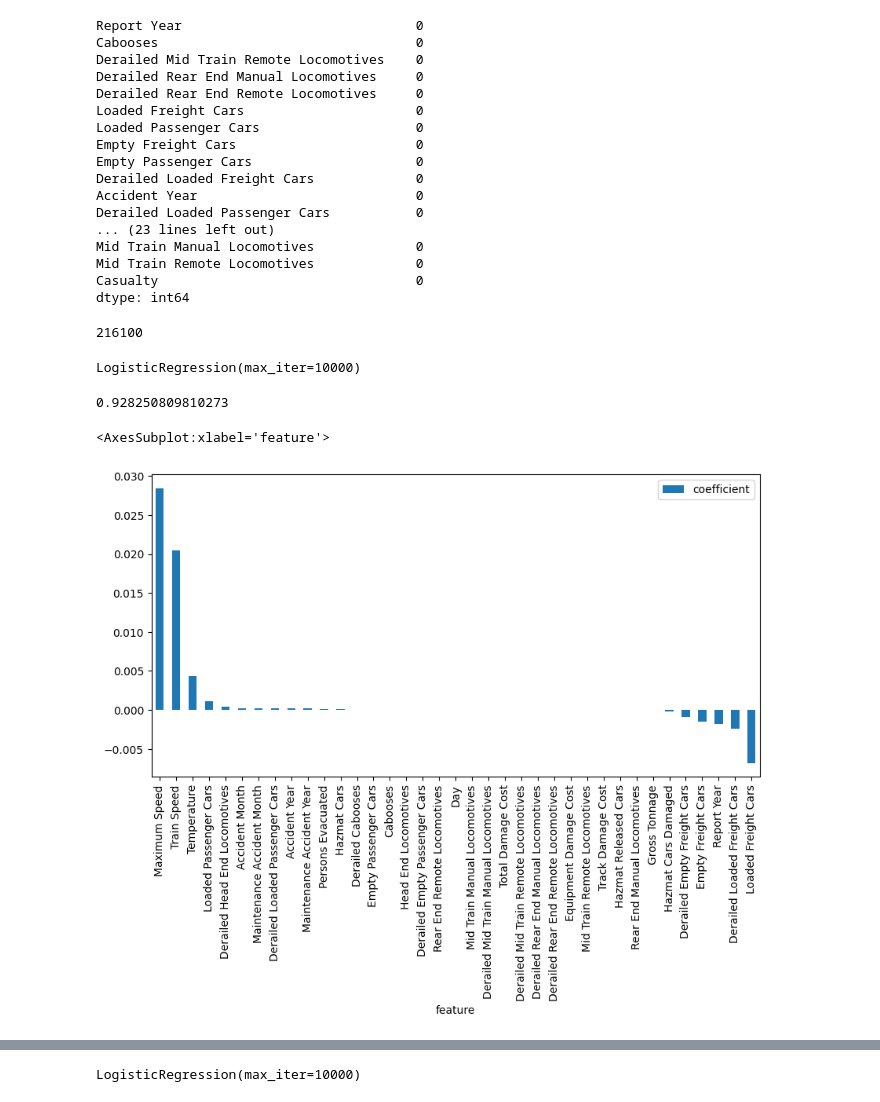
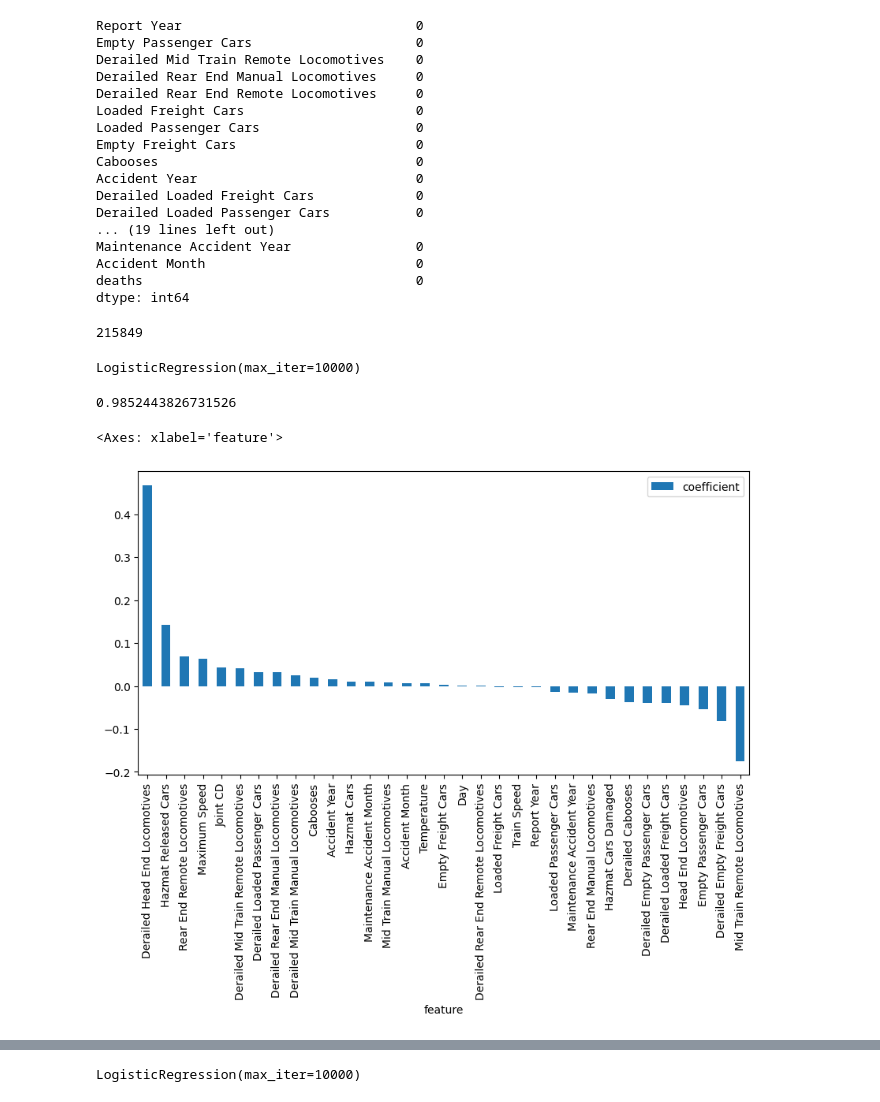
Before and after one commit to ndahlinuvm/Train-Derailment-287Project, a Jupyter notebook: log_reg.ipynb, the cells around one changed output, grey strips where cells are left out. Saved outputs shown, nothing was run; the diff lists cells and outputs as text; code cells hidden in the pictures.

```diff
--- a/log_reg.ipynb
+++ b/log_reg.ipynb
@@ -23,7 +20,7 @@ df.head()
 # Get unqiue values of District
 # df['District'].unique()
 df = df.drop(['District'], axis=1)
-df = df.drop(['Joint CD'], axis=1)
+# df = df.drop(['Joint CD'], axis=1)
 # %%
 # One-hot "Districts"
 # df = pd.get_dummies(df, columns=['District'], drop_first=False, dtype='int64')
@@ -39,20 +36,20 @@ df.head()
 # %%
-# # creating a column with a 1 if there were any deaths in Total Persons Killed, 0 otherwise
-# df['deaths'] = np.where(df['Total Persons Killed'] > 0, 1, 0)
-# # make sure this is an int64 type
-# df['deaths'] = df['deaths'].astype('int64')
-# deaths = df['deaths']
-# # Removing the columns that had deaths
-# df = df.drop(['Railroad Employees Killed', 'Railroad Employees Injured', 'Passengers Killed', 'Passengers Injured', 'Others Killed', 'Others Injured', 'Persons Killed For Reporting Railroad', 'Persons Injured For Reporting Railroad', 'Total Persons Killed', 'Total Persons Injured', 'Total Killed Form 54', 'Total Injured Form 54'], axis=1)
+# creating a column with a 1 if there were any deaths in Total Persons Killed, 0 otherwise
+df['deaths'] = np.where(df['Total Persons Killed'] > 0, 1, 0)
+# make sure this is an int64 type
+df['deaths'] = df['deaths'].astype('int64')
+deaths = df['deaths']
+# Removing the columns that had deaths
+df = df.drop(['Railroad Employees Killed', 'Railroad Employees Injured', 'Passengers Killed', 'Passengers Injured', 'Others Killed', 'Others Injured', 'Persons Killed For Reporting Railroad', 'Persons Injured For Reporting Railroad', 'Total Persons Killed', 'Total Persons Injured', 'Total Killed Form 54', 'Total Injured Form 54'], axis=1)
 # %%
-# creating a column with a 1 if there were any deaths or injuries at all across all categories, 0 otherwise
-c = ['Railroad Employees Killed', 'Railroad Employees Injured', 'Passengers Killed', 'Passengers Injured', 'Others Killed', 'Others Injured', 'Persons Killed For Reporting Railroad', 'Persons Injured For Reporting Railroad', 'Total Persons Killed', 'Total Persons Injured', 'Total Killed Form 54', 'Total Injured Form 54']
-df['Casualty'] = np.where(df[c].sum(axis=1) > 0, 1, 0)
-# make sure this is an int64 type
-df['Casualty'] = df['Casualty'].astype('int64')
-casualty = df['Casualty']
-# removing all the columns that had deaths or injuries
-df = df.drop(['Railroad Employees Killed', 'Railroad Employees Injured', 'Passengers Killed', 'Passengers Injured', 'Others Killed', 'Others Injured', 'Persons Killed For Reporting Railroad', 'Persons Injured For Reporting Railroad', 'Total Persons Killed', 'Total Persons Injured', 'Total Killed Form 54', 'Total Injured Form 54'], axis=1)
+# # creating a column with a 1 if there were any deaths or injuries at all across all categories, 0 otherwise
+# c = ['Railroad Employees Killed', 'Railroad Employees Injured', 'Passengers Killed', 'Passengers Injured', 'Others Killed', 'Others Injured', 'Persons Killed For Reporting Railroad', 'Persons Injured For Reporting Railroad', 'Total Persons Killed', 'Total Persons Injured', 'Total Killed Form 54', 'Total Injured Form 54']
+# df['Casualty'] = np.where(df[c].sum(axis=1) > 0, 1, 0)
+# # make sure this is an int64 type
+# df['Casualty'] = df['Casualty'].astype('int64')
+# casualty = df['Casualty']
+# # removing all the columns that had deaths or injuries
+# df = df.drop(['Railroad Employees Killed', 'Railroad Employees Injured', 'Passengers Killed', 'Passengers Injured', 'Others Killed', 'Others Injured', 'Persons Killed For Reporting Railroad', 'Persons Injured For Reporting Railroad', 'Total Persons Killed', 'Total Persons Injured', 'Total Killed Form 54', 'Total Injured Form 54'], axis=1)
 # %%
 # drop all non numeric columns
 df = df.select_dtypes(include=['float64', 'int64'])
@@ -97,30 +94,30 @@ print(df.isna().sum().sort_values(ascending=False))
 len(df)
 # %% [output]
 Report Year                              0
-Cabooses                                 0
+Empty Passenger Cars                     0
 Derailed Mid Train Remote Locomotives    0
 Derailed Rear End Manual Locomotives     0
 Derailed Rear End Remote Locomotives     0
 Loaded Freight Cars                      0
 Loaded Passenger Cars                    0
 Empty Freight Cars                       0
-Empty Passenger Cars                     0
+Cabooses                                 0
+Accident Year                            0
 Derailed Loaded Freight Cars             0
-Accident Year                            0
 Derailed Loaded Passenger Cars           0
-... (23 lines left out)
-Mid Train Manual Locomotives             0
-Mid Train Remote Locomotives             0
-Casualty                                 0
+... (19 lines left out)
+Maintenance Accident Year                0
+Accident Month                           0
+deaths                                   0
 dtype: int64
-216100
+215849
 # %%
 # split into train test
 from sklearn.model_selection import train_test_split
-# X = df.drop(['deaths'], axis=1)
-X = df.drop(['Casualty'], axis=1)
-# y = df['deaths']
-y = df['Casualty']
+X = df.drop(['deaths'], axis=1)
+# X = df.drop(['Casualty'], axis=1)
+y = df['deaths']
+# y = df['Casualty']
 X_train, X_test, y_train, y_test = train_test_split(X, y, test_size=0.2)
 # %%
 # Fit a logisitc regression across all variables trying to predict whether or not a person died
@@ -132,17 +129,17 @@ LogisticRegression(max_iter=10000)
 # print the accuracy of the model
 print(log_reg.score(X_test, y_test))
 # %% [output]
-0.928250809810273
+0.9852443826731526
 # %%
 # match the coefficients to the column names
-# coefficients = pd.DataFrame({'feature': df.drop(['deaths'], axis=1).columns, 'coefficient': log_reg.coef_[0]})
-coefficients = pd.DataFrame({'feature': df.drop(['Casualty'], axis=1).columns, 'coefficient': log_reg.coef_[0]})
+coefficients = pd.DataFrame({'feature': df.drop(['deaths'], axis=1).columns, 'coefficient': log_reg.coef_[0]})
+# coefficients = pd.DataFrame({'feature': df.drop(['Casualty'], axis=1).columns, 'coefficient': log_reg.coef_[0]})
 # order the coefficients from highest to lowest
 coefficients.sort_values('coefficient', ascending=False)
 coefficients.sort_values('coefficient', ascending=False).plot.bar(x='feature', y='coefficient', figsize=(10,5))
 # %% [output]
-<AxesSubplot:xlabel='feature'>
+<Axes: xlabel='feature'>
-[figure, old version]
+[figure, new version]
 # %%
 # FIND THE P VALUES FOR THE COEFFICIENTS
 import statsmodels.api as sm
```
Also changed, not shown: parts of 14 cells of this notebook, 5 other files.
